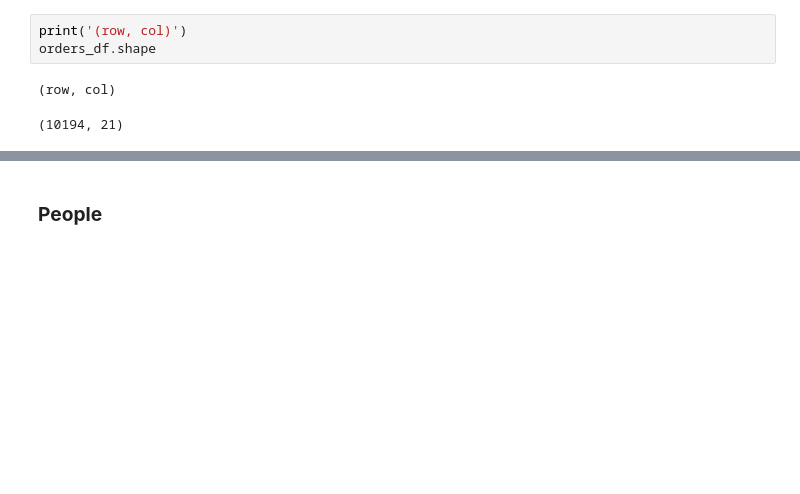
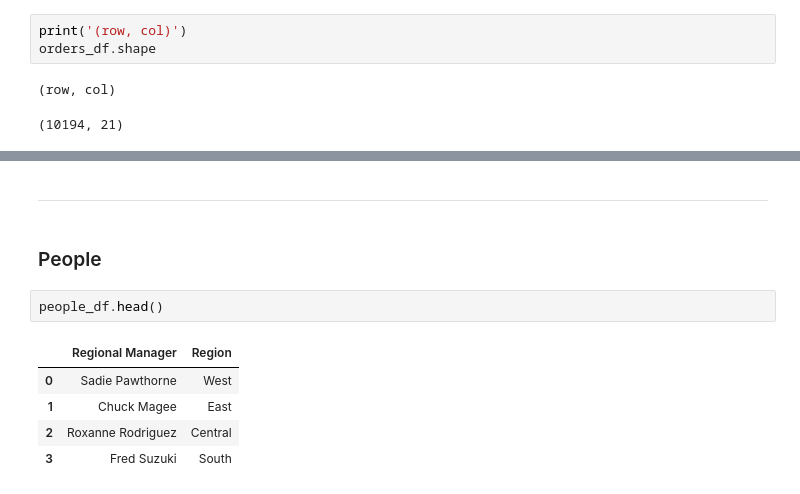
Before and after one commit to nacht29/Superstore-Analysis, a Jupyter notebook: Super_Store_Analysis.ipynb, the cells around one changed output, grey strips where cells are left out. Saved outputs shown, nothing was run; the diff lists cells and outputs as text; blank space fills up the shorter version.

```diff
--- a/Super_Store_Analysis.ipynb
+++ b/Super_Store_Analysis.ipynb
@@ -89,2 +84,12 @@ memory usage: 1.6+ MB
+# %% [markdown]
+---
 # %% [markdown]
-### **People**
+### People
+# %%
+people_df.head()
+# %% [output]
+|  | Regional Manager | Region |
+| 0 | Sadie Pawthorne | West |
+| 1 | Chuck Magee | East |
+| 2 | Roxanne Rodriguez | Central |
+| 3 | Fred Suzuki | South |
```
Also changed, not shown: parts of 46 cells of this notebook.
